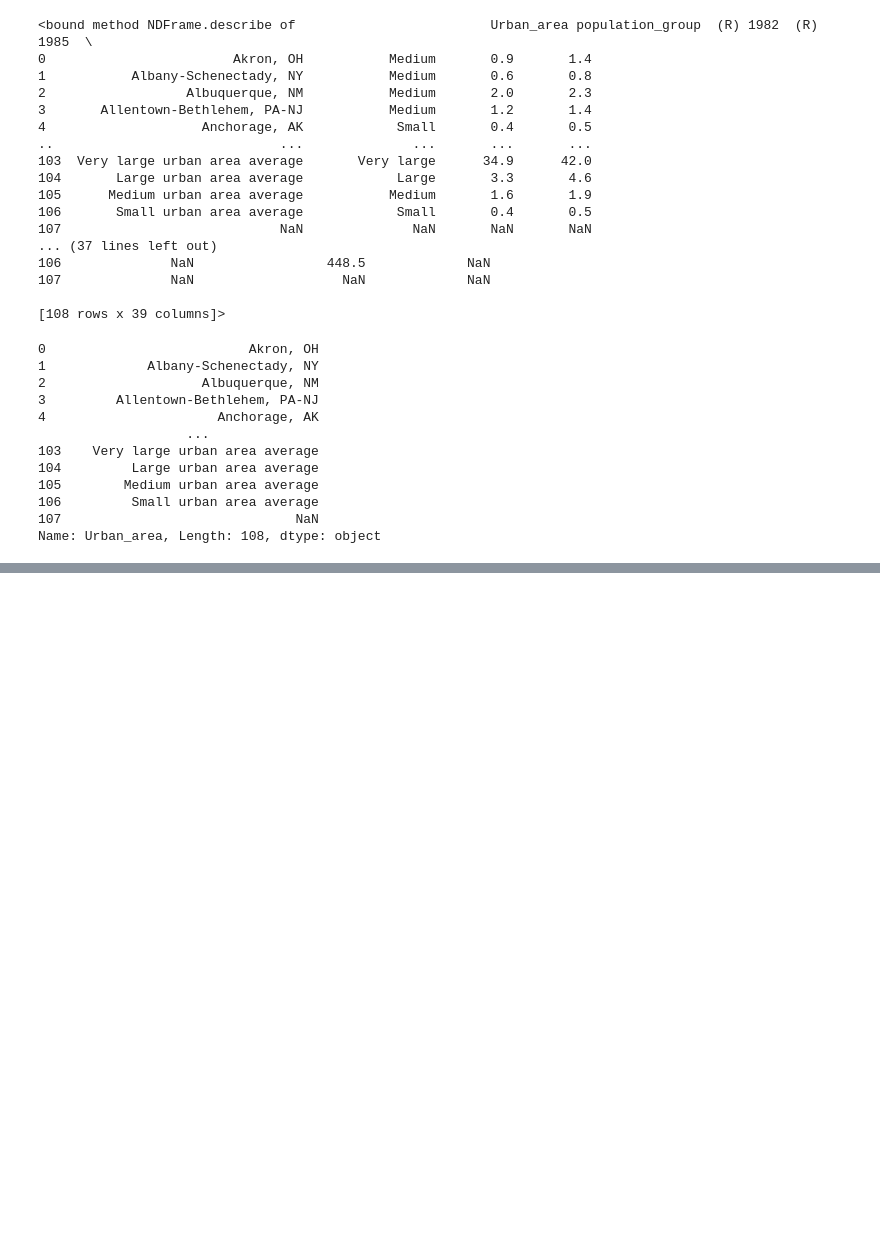
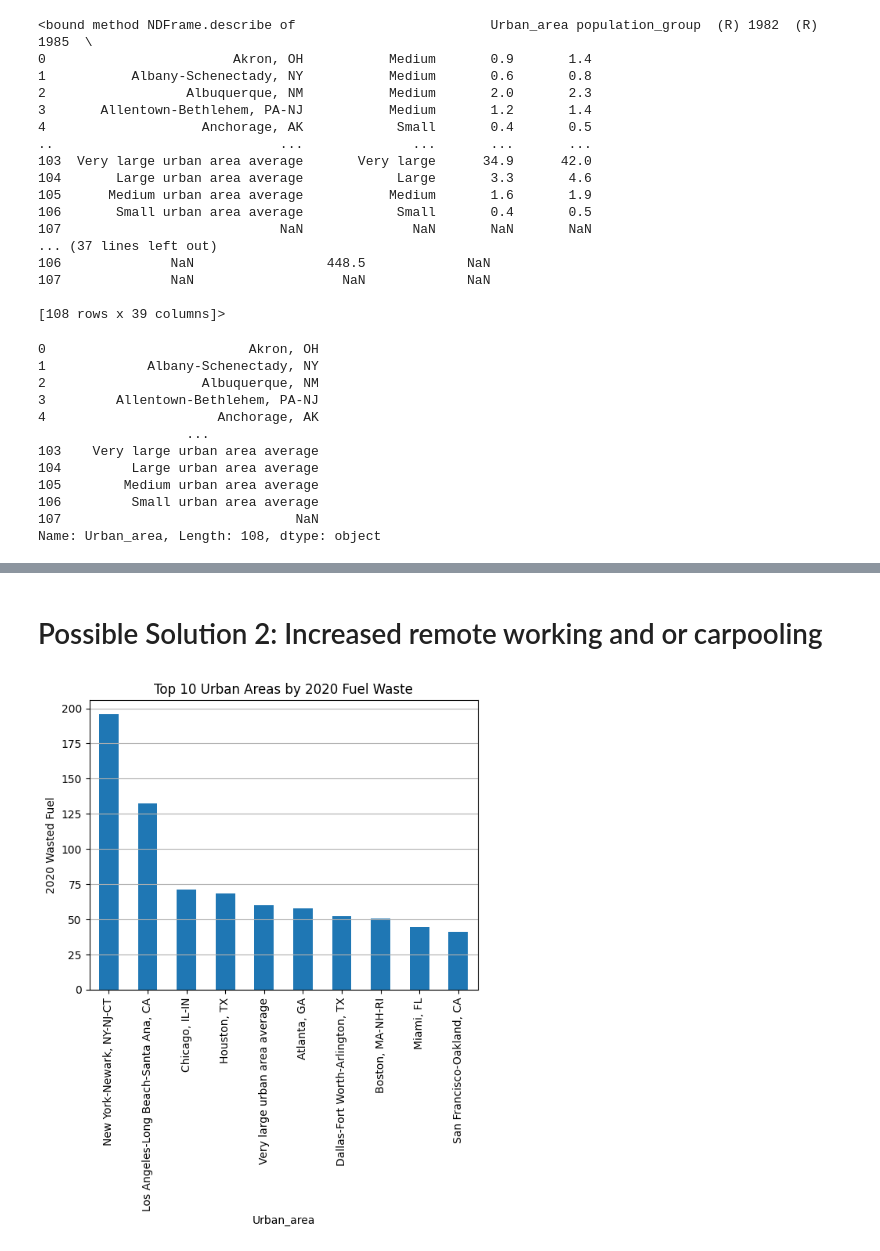
Before and after one commit to jess11233/ITCS3162, a Jupyter notebook: projectOneVisual.ipynb, the cells around one changed output, grey strips where cells are left out. Drawn from its saved outputs; the diff is of its cells as text; code cells hidden in the pictures; blank space fills up the shorter version.

```diff
--- a/projectOneVisual.ipynb
+++ b/projectOneVisual.ipynb
@@ -127,0 +171,12 @@ table.plot(x = 'short_term_rank', y = 'long_term_rank',kind = 'bar')
+# %% [markdown]
+# Possible Solution 2: Increased remote working and or carpooling
+# %%
+top10 = table.nlargest(10, "2020")[["Urban_area", "2020"]].set_index("Urban_area")
+
+top10.plot(kind="bar", legend=False)
+plt.title("Top 10 Urban Areas by 2020 Fuel Waste")
+plt.ylabel("2020 Wasted Fuel")
+plt.grid(axis="y")
+plt.show()
+# %% [output]
+[figure, added]
```
Also changed, not shown: parts of 25 cells of this notebook.
